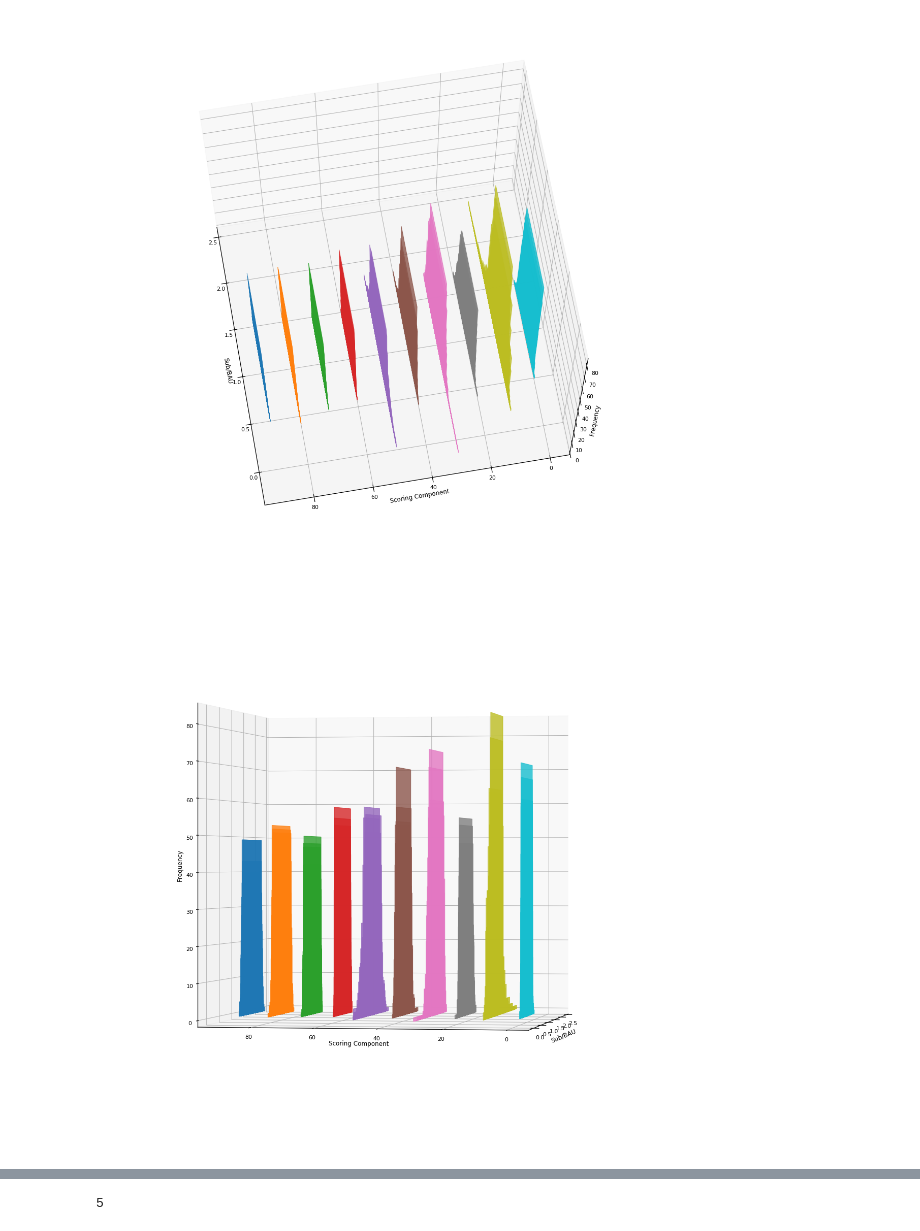
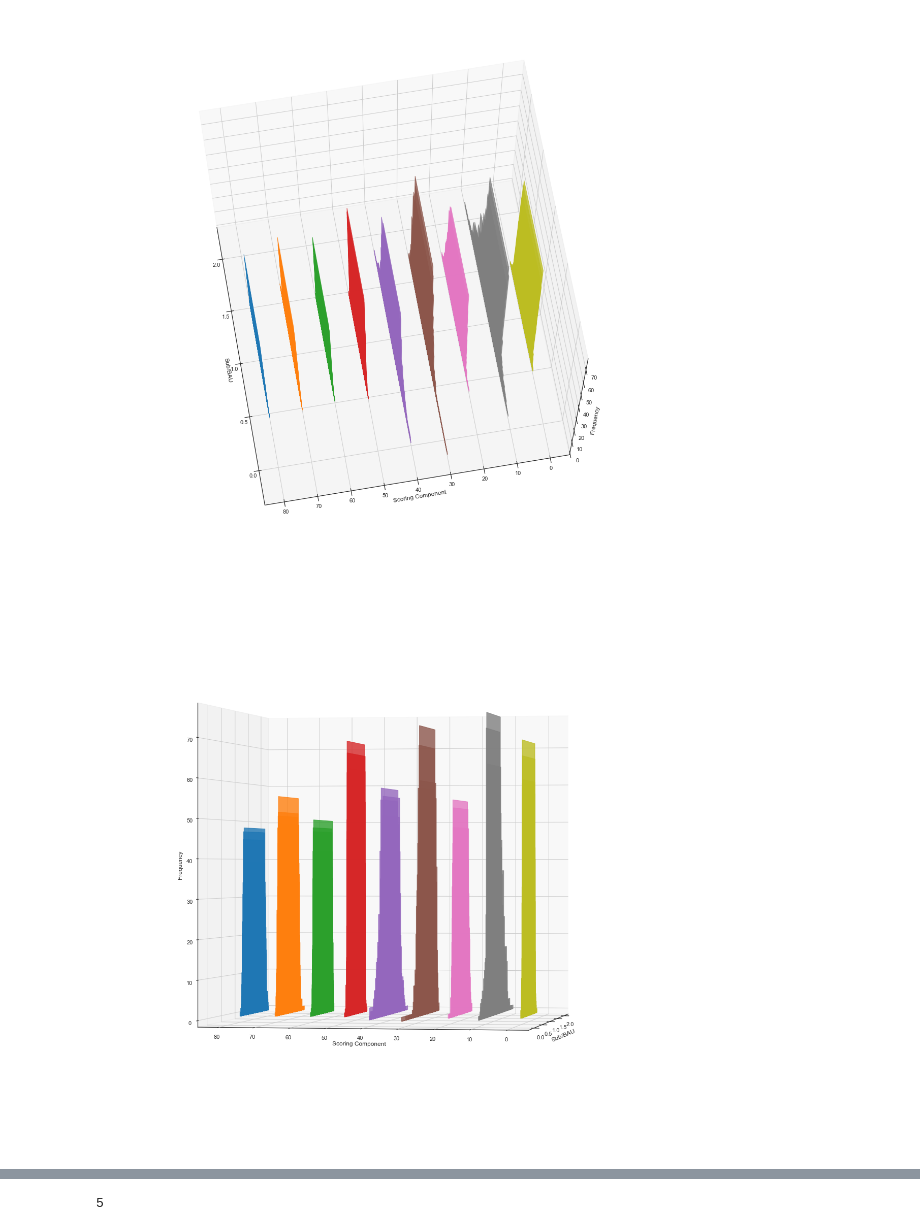
Before and after one commit to bistro-its-berkeley/BISTRO-Starter-Kit, a Jupyter notebook: utilities/RandomSearchResultsAnalysis.ipynb, the cells around one changed output, grey strips where cells are left out. Drawn from its saved outputs; the diff is of its cells as text; code cells hidden in the pictures.

```diff
--- a/utilities/RandomSearchResultsAnalysis.ipynb
+++ b/utilities/RandomSearchResultsAnalysis.ipynb
@@ -107,3 +96,10 @@ import matplotlib.pyplot as plt
+# %%
+# Set plotting config
+sns.set_style('white')
+sns.set_palette('Set2')
+sns.set_context('notebook')
+
+%matplotlib inline
 # %%
 # Parsing utilities
 def split_range(range_repr):
@@ -169,6 +165,10 @@ def merge_input_type_df_with_score(input_df,scores_df,score_type):
 # %%
 # collect, parse, and concatenate scores as well as plot by condition
 import glob
+BAU_STATS = "/Users/sfeygi/current_code/scala/projects/beam_competitions/fixed-data/sioux_faux/bau/stats/summaryStats-15k.csv"
+
+bau_summary_stats_df = pd.read_csv(BAU_STATS)
+
 experiment_types = ['random']
 exploration_name = 'Exploration_3'
 wide_score_dfs = []
@@ -181,11 +181,11 @@ for experiment_type in experiment_types:
             common="../search-output/{}/{}/{}/".format(exploration_name,experiment_type,host)
             output_dirs = glob.glob(common+"output*/sioux_faux/sioux_faux-15k*/competition/")
 
-
             sub_score_dfs = []
             all_input_dfs = defaultdict(list)
             SUBMISSION_INPUTS_DIR_NAME = "submission-inputs/"
             SUB_SCORE_NAME = "submissionScores.csv"
+            SUMMARY_STATS_NAME = "../summaryStats.csv"
             input_names = ("FrequencyAdjustment","ModeIncentives","MassTransitFares","VehicleFleetMix")
             try:
                 for output_dir in output_dirs:
@@ -197,6 +197,16 @@ for experiment_type in experiment_types:
                     output_key = re.findall("^.*output[_|-](.*?)(?:/sioux.*)$",output_dir)[0]
                     if "RS" not in output_key:  # filter out old runs for now
                         continue
+
+                    summary_stats_path = output_dir + SUMMARY_STATS_NAME
+                    if Path(summary_stats_path).is_file():
+                        sub_summary_stats_df = pd.read_csv(summary_stats_path)
+                    sub_vmt=sub_summary_stats_df.iloc[-1].loc['motorizedVehicleMilesTraveled_BUS-DEFAULT':'motorizedVehicleMilesTraveled_CAR-TYPE-DEFAULT'].sum()
+                    bau_vmt=bau_summary_stats_df.iloc[-1].loc['motorizedVehicleMilesTraveled_BUS-DEFAULT':'motorizedVehicleMilesTraveled_CAR-TYPE-DEFAULT'].sum()
+                    sub_vmt_score = sub_vmt/bau_vmt
+
+                    score_df.loc["Congestion: total vehicle miles traveled",'Raw Score'] = sub_vmt_score
+
                     score_df.loc[:,"output_key"] = output_key
                     sub_score_dfs.append(score_df[["Raw Score","output_key"]])
 
@@ -298,6 +308,8 @@ for experiment_type in experiment_types:
 wide_scores = pd.concat(wide_score_dfs,axis=0)
 wide_scores.iloc[:,:2]=np.reciprocal(wide_scores.iloc[:,:2])
 wide_scores['Level of service: costs and benefits'] = np.reciprocal(wide_scores['Level of service: costs and benefits'])
+# %%
+wide_scores = wide_scores.drop("Level of service: average on-demand ride wait times",axis=1)
 # %%
 import pandas as pd, numpy as np
 # wide_scores = pd.read_csv("img/random/wide-scores_random.csv")
@@ -318,9 +330,9 @@ sns.set_palette('Set1')
 
 fig, ax = plt.subplots()
 fig.set_size_inches(7,5)
-columns = ['A','B','C','D','E','F','G','H','I','J']
+columns = ['A','B','C','D','E','F','G','H','I']
 ser = []
-for i in range(10):
+for i in range(wide_scores.shape[1]):
     ser.append(wide_scores.T.iloc[i].values)
 sns.boxplot(y=ser,x=columns,orient='v',fliersize=8)
 plt.title('Aggregated Component Score Box Plots',fontsize=16)
@@ -340,31 +352,31 @@ fig.savefig('img/{}/{}/aggregate_box.png'.format(exploration_name,experiment_typ
 # %%
 colors = sns.color_palette("tab10",10)
 
 
 
 views = [(70,170),(0,190)]
 
 for m,n in enumerate(views):
     fig = plt.figure(num=m,figsize=(20,20))
     ax = fig.add_subplot(1,1,1, projection='3d')
     nbins = 50
-    for i,z in enumerate([90,80,70,60,50,40,30, 20, 10, 0]):
+    for i,z in enumerate([80,70,60,50,40,30, 20, 10, 0]):
         ys = wide_scores.T.iloc[i]
 
         hist, bins = np.histogram(ys, bins=nbins)
         xs = (bins[:-1] + bins[1:])/2
 
         ax.bar(xs, hist, zs=z, zdir='y', color=colors[i], ec=colors[i], alpha=0.8)
 
     ax.set_xlabel('Sub/BAU')
     ax.set_ylabel('Scoring Component')
     ax.set_zlabel('Frequency')
 
 # ax.set_yticklabels(['A','B','C','D','E','F','G','H','I','J'])
 
     ax.view_init(n[0], n[1])
     plt.show()
 # %% [output]
-[figure, old version]
+[figure, new version]
-[figure, old version]
+[figure, new version]
 # %%
```
Also changed, not shown: parts of 34 cells of this notebook, 1 other file.
